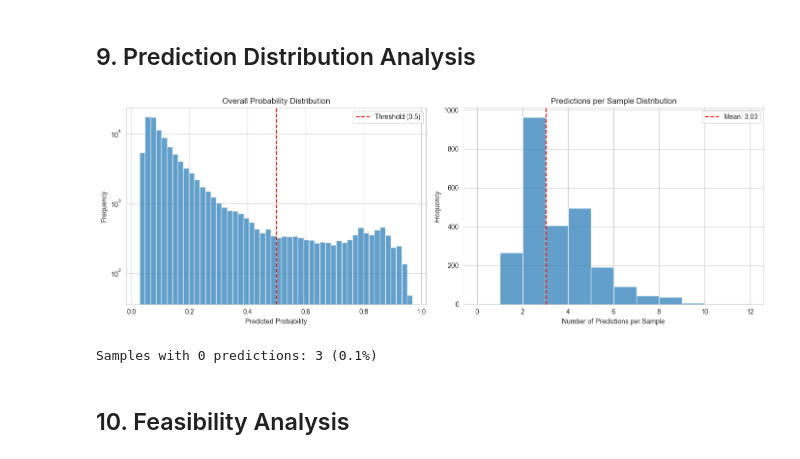
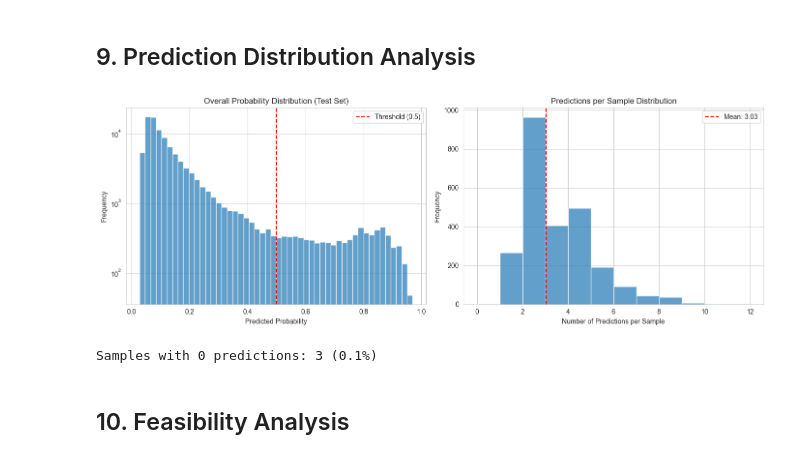
Before and after one commit to aledba/tr_challenge, a Jupyter notebook: notebooks/03_evaluation.ipynb, the cells around one changed output. Saved outputs shown, nothing was run; the diff lists cells and outputs as text; code cells hidden in the pictures.

```diff
--- a/notebooks/03_evaluation.ipynb
+++ b/notebooks/03_evaluation.ipynb
@@ -162,11 +168,16 @@ Summarized: 852
 # %% [markdown]
 ## 4. Generate Predictions
 # %%
-# Get predictions and probabilities
-print("Generating predictions...")
-y_proba = hybrid_classifier.predict_proba(test_texts_processed, preprocess=False, batch_size=16)
-y_pred = (y_proba >= 0.5).astype(int)
+# Get predictions and probabilities for BOTH sets
+print("Generating predictions on validation set...")
+y_proba_val = hybrid_classifier.predict_proba(val_texts_processed, preprocess=False, batch_size=16)
+y_pred_val = (y_proba_val >= 0.5).astype(int)
 
-print(f"Predictions shape: {y_pred.shape}")
-print(f"Positive predictions per sample: {y_pred.sum(axis=1).mean():.2f} avg")
+print("Generating predictions on test set...")
+y_proba_test = hybrid_classifier.predict_proba(test_texts_processed, preprocess=False, batch_size=16)
+y_pred_test = (y_proba_test >= 0.5).astype(int)
+
+print(f"\nVal predictions shape: {y_pred_val.shape}")
+print(f"Test predictions shape: {y_pred_test.shape}")
+print(f"Positive predictions per sample (test): {y_pred_test.sum(axis=1).mean():.2f} avg")
 # %% [output]
@@ -415,37 +431,37 @@ BOTTOM 10 CLASSES (threshold=0.6):
 # %% [markdown]
 ## 9. Prediction Distribution Analysis
 # %%
-# Analyze probability distribution
+# Analyze probability distribution (TEST set)
 fig, axes = plt.subplots(1, 2, figsize=(14, 5))
 
 # Overall probability distribution
 ax1 = axes[0]
-ax1.hist(y_proba.flatten(), bins=50, edgecolor='white', alpha=0.7)
+ax1.hist(y_proba_test.flatten(), bins=50, edgecolor='white', alpha=0.7)
 ax1.axvline(x=0.5, color='red', linestyle='--', label='Threshold (0.5)')
 ax1.set_xlabel('Predicted Probability')
 ax1.set_ylabel('Frequency')
-ax1.set_title('Overall Probability Distribution')
+ax1.set_title('Overall Probability Distribution (Test Set)')
 ax1.legend()
 ax1.set_yscale('log')
 
 # Predictions per sample
 ax2 = axes[1]
-preds_per_sample = y_pred.sum(axis=1)
-max_preds = int(preds_per_sample.max())  # Explicit int conversion for range()
-mean_preds = float(preds_per_sample.mean())  # Explicit float for axvline
+preds_per_sample = y_pred_test.sum(axis=1)
+max_preds = int(preds_per_sample.max())
+mean_preds = float(preds_per_sample.mean())
 ax2.hist(preds_per_sample, bins=range(0, max_preds + 2), edgecolor='white', alpha=0.7)
 ax2.axvline(x=mean_preds, color='red', linestyle='--', label=f'Mean: {mean_preds:.2f}')
 ax2.set_xlabel('Number of Predictions per Sample')
 ax2.set_ylabel('Frequency')
 ax2.set_title('Predictions per Sample Distribution')
 ax2.legend()
 
 plt.tight_layout()
 plt.show()
 
 print(f"Samples with 0 predictions: {(preds_per_sample == 0).sum()} ({(preds_per_sample == 0).mean()*100:.1f}%)")
 # %% [output]
-[figure, old version]
+[figure, new version]
 Samples with 0 predictions: 3 (0.1%)
 # %% [markdown]
 ## 10. Feasibility Analysis
```
Also changed, not shown: parts of 10 cells of this notebook, 6 other files.
